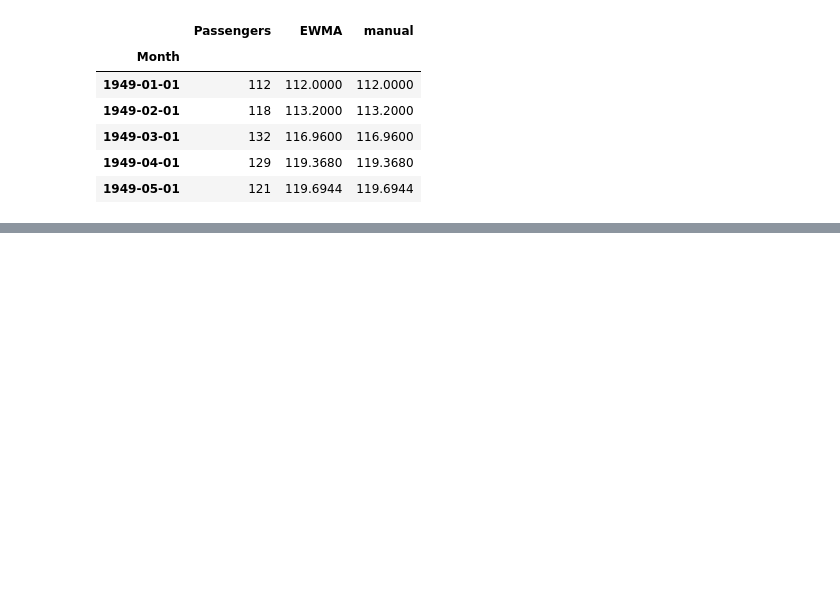
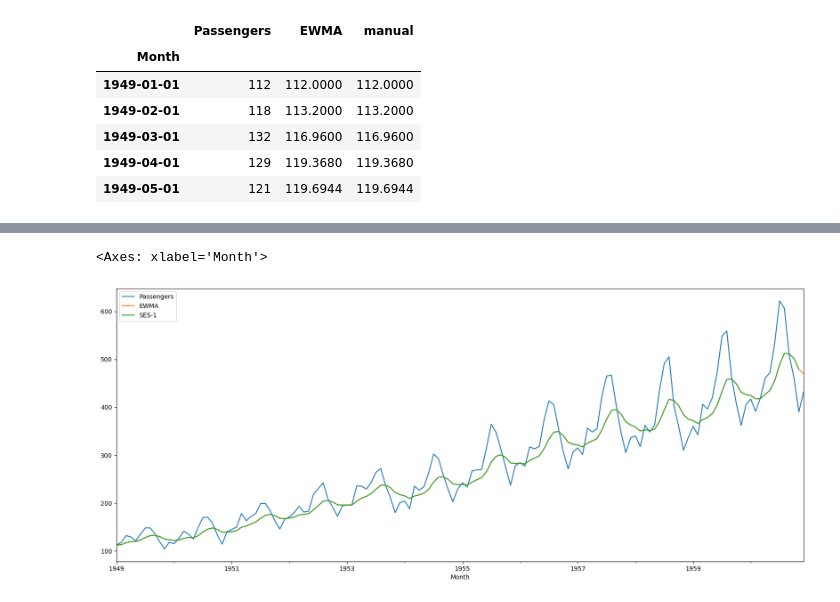
Before and after one commit to Saba-a11/Crypto, a Jupyter notebook: EWMA_&_Holt_Winters.ipynb, the cells around one changed output, grey strips where cells are left out. Cells and saved outputs as stored; diff of their text form; code cells hidden in the pictures; blank space fills up the shorter version.

```diff
--- a/EWMA_&_Holt_Winters.ipynb
+++ b/EWMA_&_Holt_Winters.ipynb
@@ -80,0 +155,7 @@ from statsmodels.tsa.holtwinters import SimpleExpSmoothing
+# %%
+df['SES-1'] = df['SES'].shift(-1)
+# %%
+df[['Passengers', 'EWMA', 'SES-1']].plot(figsize= (20, 8))
+# %% [output]
+<Axes: xlabel='Month'>
+[figure, added]
```
Also changed, not shown: parts of 29 cells of this notebook.
